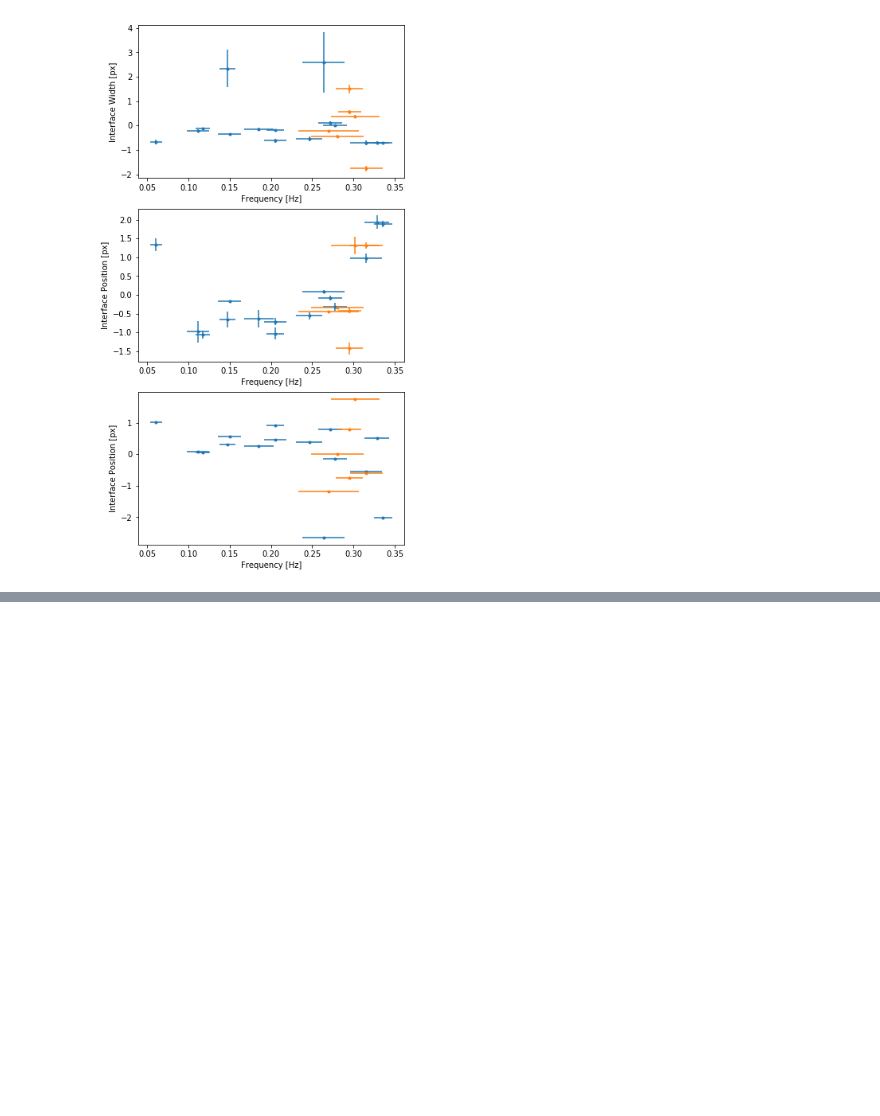
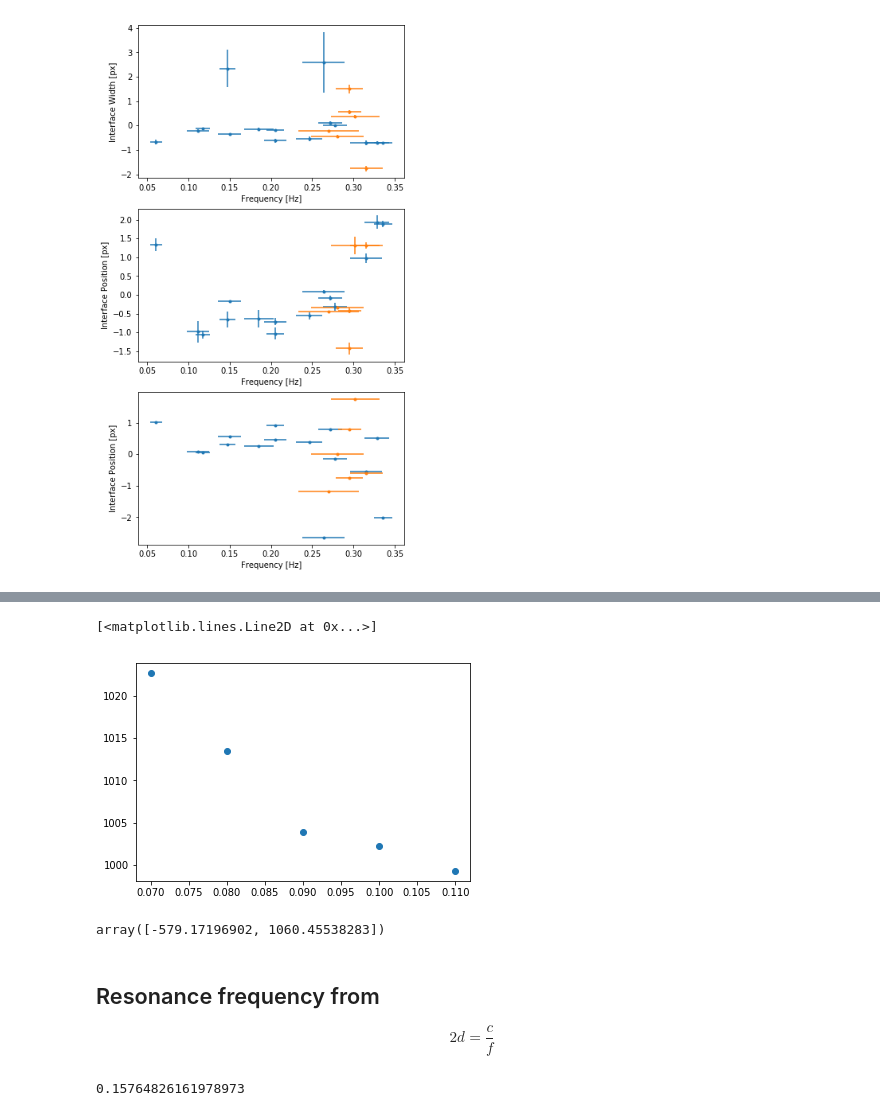
Before and after one commit to balintkaszas/boSchlieren, a Jupyter notebook: 0511_noramp.ipynb, the cells around one changed output, grey strips where cells are left out. Drawn from its saved outputs; the diff is of its cells as text; code cells hidden in the pictures; blank space fills up the shorter version.

Commit message:
3layer resonance freq

```diff
--- a/0511_noramp.ipynb
+++ b/0511_noramp.ipynb
@@ -316,0 +358,8 @@ np.savetxt('C:/Users/balin/Docs/boSchlieren/data0509/0509_frozenFreqs.dat', out2
+# %%
+x = np.arange(0.07, 0.12, 0.01)
+y = 1000*cond_dens(den)[6:11]
+# %%
+plt.plot(x, y, 'o')
+# %% [output]
+[<matplotlib.lines.Line2D at 0x...>]
+[figure, added]
@@ -316,0 +368,12 @@ np.savetxt('C:/Users/balin/Docs/boSchlieren/data0509/0509_frozenFreqs.dat', out2
+# %%
+popt
+# %% [output]
+array([-579.17196902, 1060.45538283])
+# %% [markdown]
+## Resonance frequency from
+$$ 2d = \frac{c}{f}$$
+# %%
+res = root/(2*0.255)
+print(res)
+# %% [output]
+0.15764826161978973
```
Also changed, not shown: parts of 12 cells of this notebook, 21 other files.
